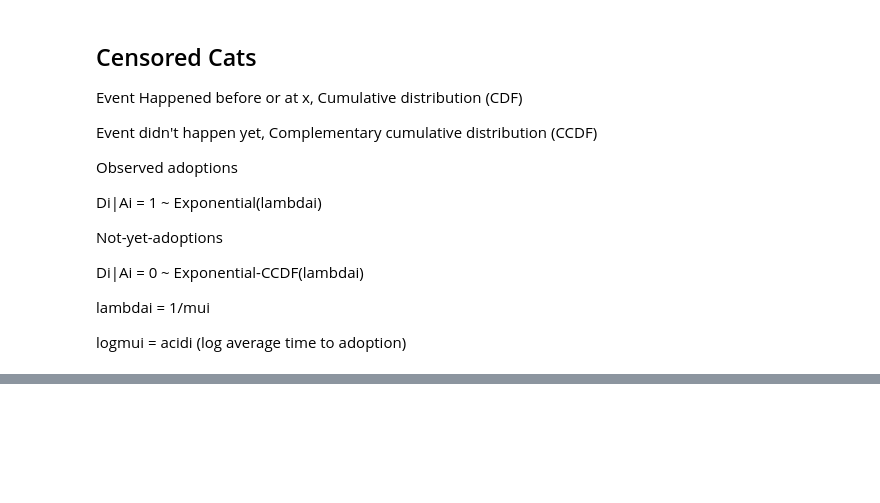
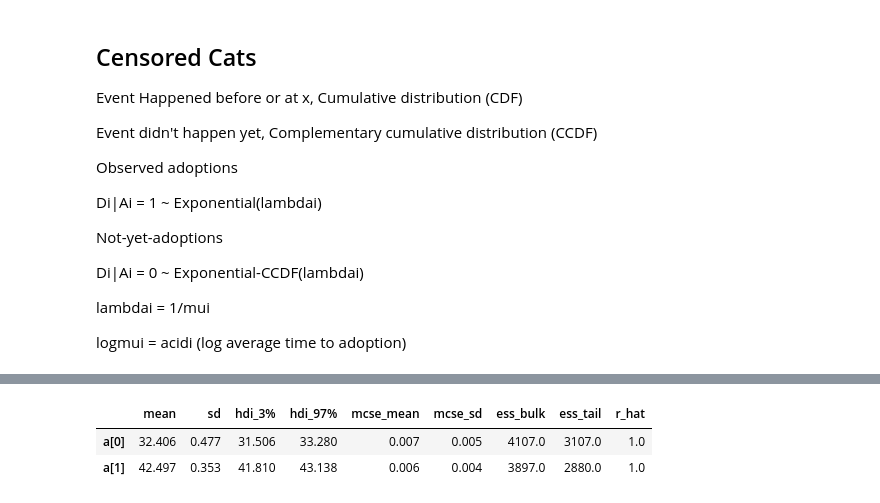
Before and after one commit to kpjmcg/Statistical-Rethinking-2023-Python-Notes, a Jupyter notebook: Lecture_9_2023.ipynb, the cells around one changed output, grey strips where cells are left out. Saved outputs shown, nothing was run; the diff lists cells and outputs as text; code cells hidden in the pictures; blank space fills up the shorter version.

```diff
--- a/Lecture_9_2023.ipynb
+++ b/Lecture_9_2023.ipynb
@@ -729,0 +673,7 @@ days_to_event[adopted==0].shape
+# %%
+#0=Black
+az.summary(cat_censored_trace)
+# %% [output]
+|  | mean | sd | hdi_3% | hdi_97% | mcse_mean | mcse_sd | ess_bulk | ess_tail | r_hat |
+| a[0] | 32.406 | 0.477 | 31.506 | 33.280 | 0.007 | 0.005 | 4107.0 | 3107.0 | 1.0 |
+| a[1] | 42.497 | 0.353 | 41.810 | 43.138 | 0.006 | 0.004 | 3897.0 | 2880.0 | 1.0 |
```
Also changed, not shown: parts of 34 cells of this notebook.
